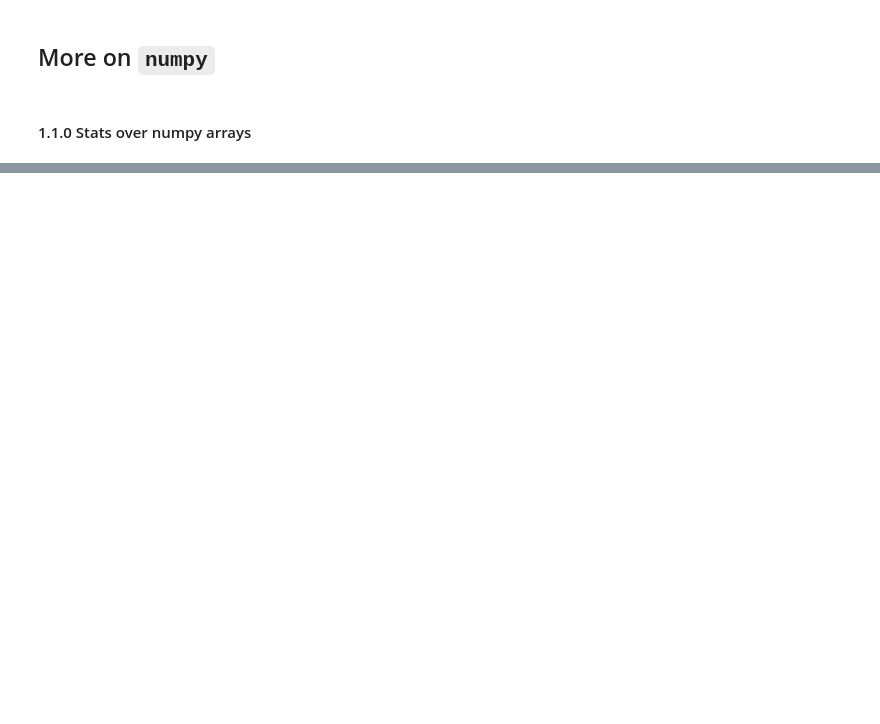
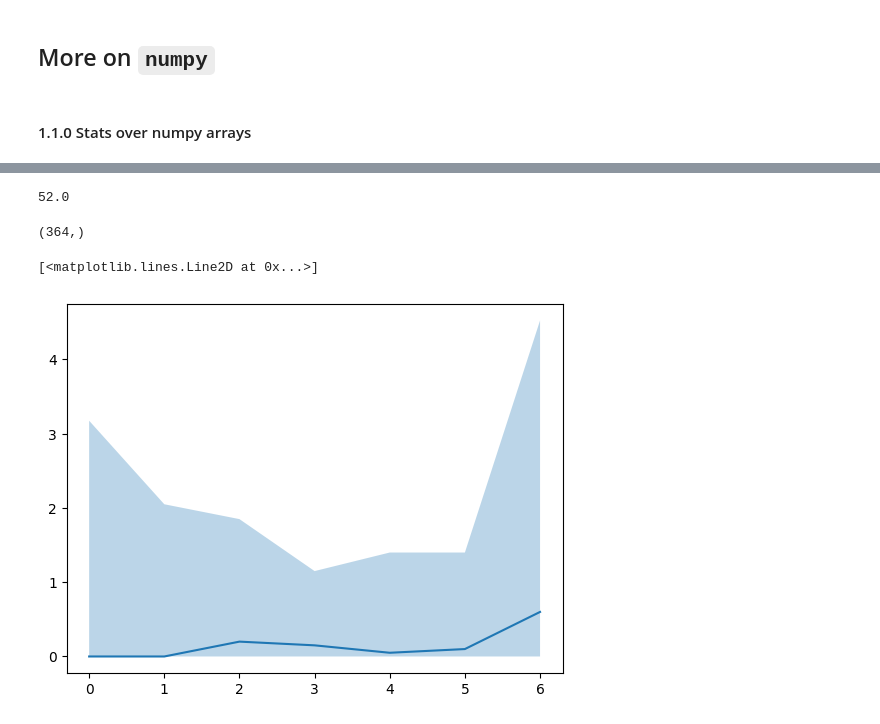
Before and after one commit to vigji/python-cimec-2023, a Jupyter notebook: practicals/Practicals_1.1.ipynb, the cells around one changed output, grey strips where cells are left out. Cells and saved outputs as stored; diff of their text form; code cells hidden in the pictures; blank space fills up the shorter version.

```diff
--- a/practicals/Practicals_1.1.ipynb
+++ b/practicals/Practicals_1.1.ipynb
@@ -122,12 +138,45 @@ plt.plot(x_array, mean_t, c="r")
 # Are Murphy's laws true? Does it rain more on weekends?
 
 # Write the docs of download_meteo_data(), and use it to download precipitation data from 2022.
-# Tip: change the end_date argument to be end_date="2023-01-02" to have a multiple of 7 days!
+# Tip: change the end_date argument to be end_date="2022-12-30" to have a multiple of 7 days!
+# [edit: there was an error in this date in the original practicals sheet].
 # Tip2: check out a calendar to see which weekday the array will start from.
 
 # Reshape the matrix as we did before, and compute cumulative (or average) precipitations per day.
+
+tststamps_array, precipitation_array = download_meteo_data(data="precipitation",
+                                                           start_date="2022-01-01",
+                                                           end_date="2022-12-30")
+
+print((len(precipitation_array) / 24) / 7)
+n_hours = 24
+
+precipitation_mat = precipitation_array.reshape((precipitation_array.shape[0] // n_hours, n_hours))
+
+daily_precipitations = np.sum(precipitation_mat, axis=1)
+daily_precipitations.shape
+# %% [output]
+52.0
+(364,)
 # %%
 # Then, reshape the daily averages array to be of shape (n_weeks, n_weekdays)
+n_weekdays = 7
+n_weeks = daily_precipitations.shape[0] // n_weekdays
+
+week_precipitation_mat = daily_precipitations.reshape((n_weeks, n_weekdays))
 
 # Finally, take the average over the n_weeks dimension and plot median precipitation for each weekday!
 # Bonus points: represent the dispersion of the data (std or percentiles) using plt.fill_between().
+
+# We compute directly the median and the 1st and 3rd quartiles using percentile:
+percentiles = np.percentile(week_precipitation_mat, (25, 50, 75), axis=0)
+
+x_array = np.arange(n_weekdays)  # array with the x coordinates of the plot
+
+plt.fill_between(x_array, percentiles[0, :], percentiles[2, :],
+                 alpha=0.3, lw=0)  # set opacity and remove shade borders
+
+plt.plot(x_array, percentiles[1, :])
+# %% [output]
+[<matplotlib.lines.Line2D at 0x...>]
+[figure, added]
```
Also changed, not shown: parts of 6 cells of this notebook, 9 other files.
